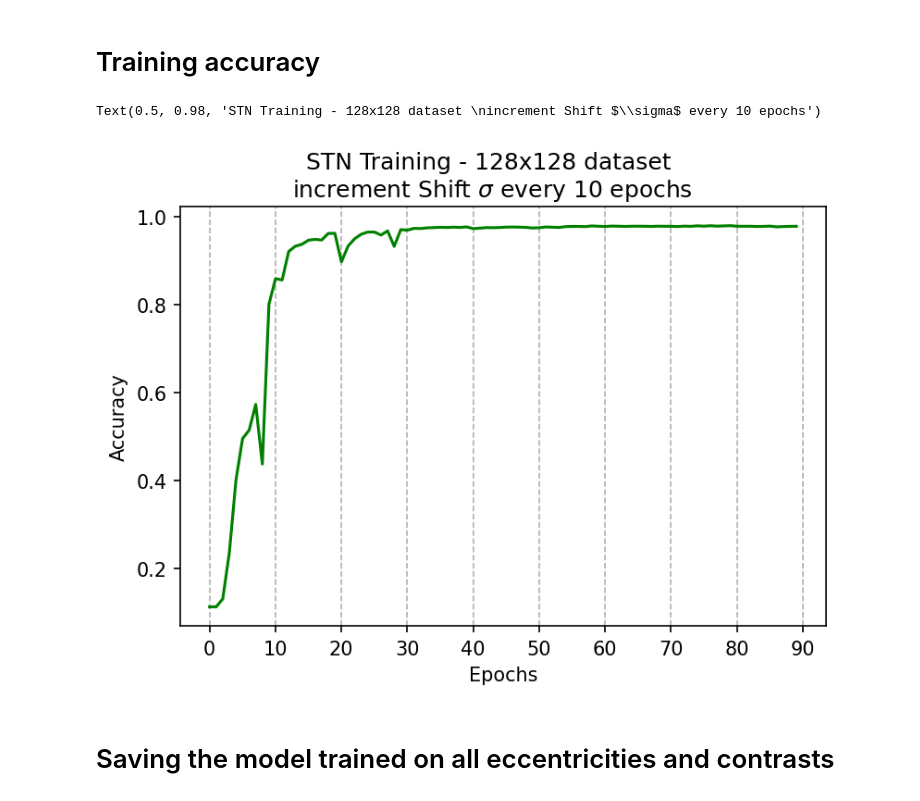
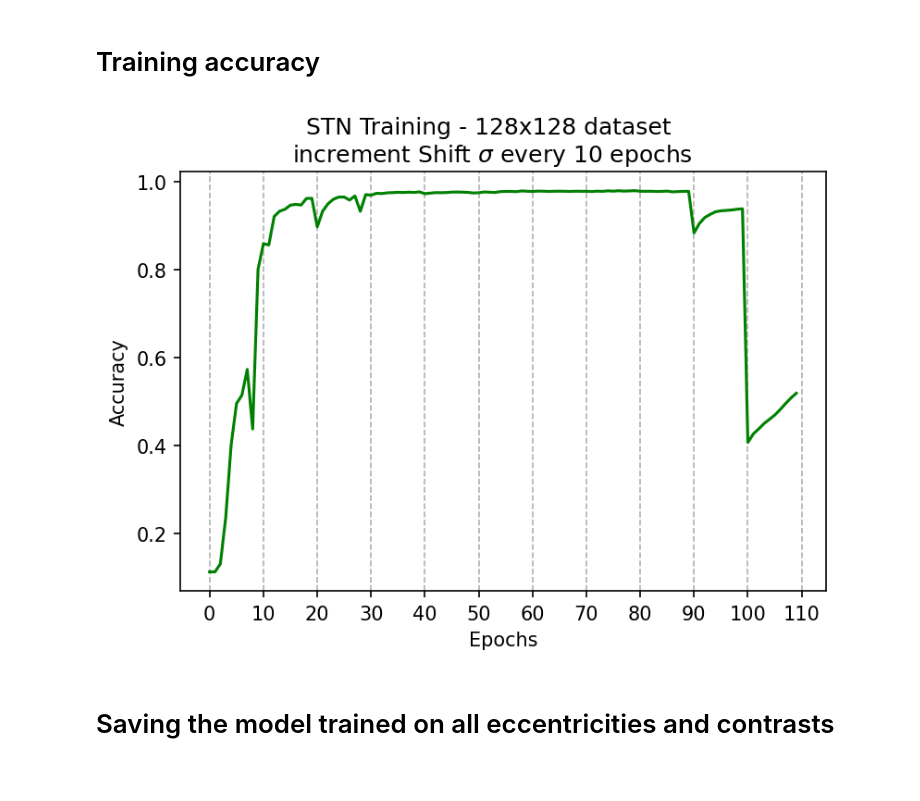
Before and after one commit to dabane-ghassan/int-lab-book, a Jupyter notebook: src/stn_128x128.ipynb, the cells around one changed output. Saved outputs shown, nothing was run; the diff lists cells and outputs as text; code cells hidden in the pictures.

Commit message:
adding extra epochs to training stats

```diff
--- a/src/stn_128x128.ipynb
+++ b/src/stn_128x128.ipynb
@@ -337,17 +341,16 @@ accuracy = [
 # %%
 fig, ax = plt.subplots(1, 1, dpi=150)
 ax.plot(accuracy, 'g')
 
-ax.set_xticks([e for e in range(0, 100, 10)])
+ax.set_xticks([e for e in range(0, 120, 10)])
 ax.set_ylabel("Accuracy")
 ax.set_xlabel("Epochs")
 
 ax.grid(axis='x', linestyle='--')
 fig.suptitle("STN Training - 128x128 dataset \nincrement Shift $\sigma$ every 10 epochs")
 #fig.savefig('../figures/acc_training_stn_128x128.png')
 # %% [output]
-Text(0.5, 0.98, 'STN Training - 128x128 dataset \nincrement Shift $\\sigma$ every 10 epochs')
-[figure, old version]
+[figure, new version]
 # %% [markdown]
 # Saving the model trained on all eccentricities and contrasts
 # %%
```
Also changed, not shown: parts of 13 cells of this notebook, 2 other files.
